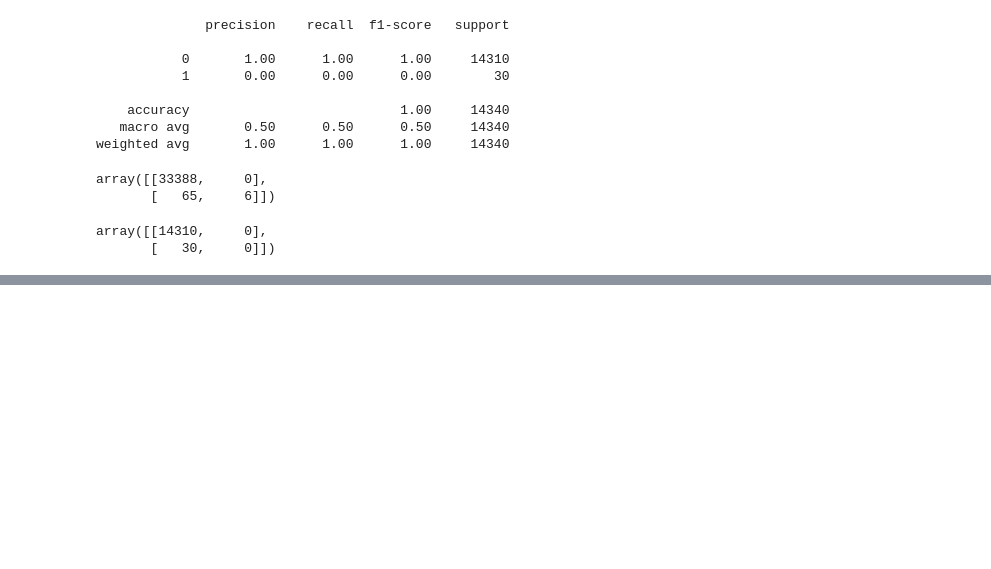
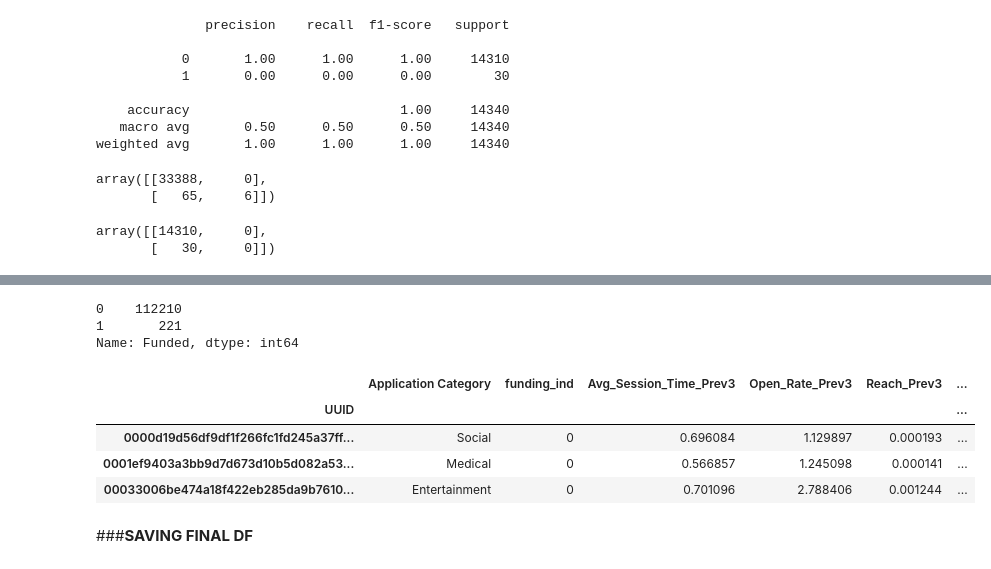
Before and after one commit to yagnik99/Funds-Prediction-for-a-Startup, a Jupyter notebook: Yagnik_Pandya_Capstone_Project_4_Startup_Funding_Prediction.ipynb, the cells around one changed output, grey strips where cells are left out. Drawn from its saved outputs; the diff is of its cells as text; code cells hidden in the pictures; blank space fills up the shorter version.

```diff
--- a/Yagnik_Pandya_Capstone_Project_4_Startup_Funding_Prediction.ipynb
+++ b/Yagnik_Pandya_Capstone_Project_4_Startup_Funding_Prediction.ipynb
@@ -935,0 +1386,30 @@ array([[14310,     0],
+# %%
+Latest_Final_df['Funded'].value_counts()
+# %% [output]
+0    112210
+1       221
+Name: Funded, dtype: int64
+# %%
+def dependent(float):
+  if float==0:
+    return int(0)
+  else:
+    return int(1)
+# %%
+# Changing to 0 and 1
+Latest_Final_df['funding_ind'] = Latest_Final_df['funding_ind'].apply(dependent)
+# %%
+# Changing to 0 and 1
+Latest_Final_df['Funded'] = Latest_Final_df['Funded'].apply(dependent)
+# %%
+Latest_Final_df.set_index('UUID', inplace=True)
+# %%
+Latest_Final_df.head(3)
+# %% [output]
+|  | Application Category | funding_ind | Avg_Session_Time_Prev3 | Open_Rate_Prev3 | Reach_Prev3 | ... |
+| UUID |  |  |  |  |  | ... |
+| 0000d19d56df9df1f266fc1fd245a37ff... | Social | 0 | 0.696084 | 1.129897 | 0.000193 | ... |
+| 0001ef9403a3bb9d7d673d10b5d082a53... | Medical | 0 | 0.566857 | 1.245098 | 0.000141 | ... |
+| 00033006be474a18f422eb285da9b7610... | Entertainment | 0 | 0.701096 | 2.788406 | 0.001244 | ... |
+# %% [markdown]
+###**SAVING FINAL DF**
```
Also changed, not shown: parts of 87 cells of this notebook.
